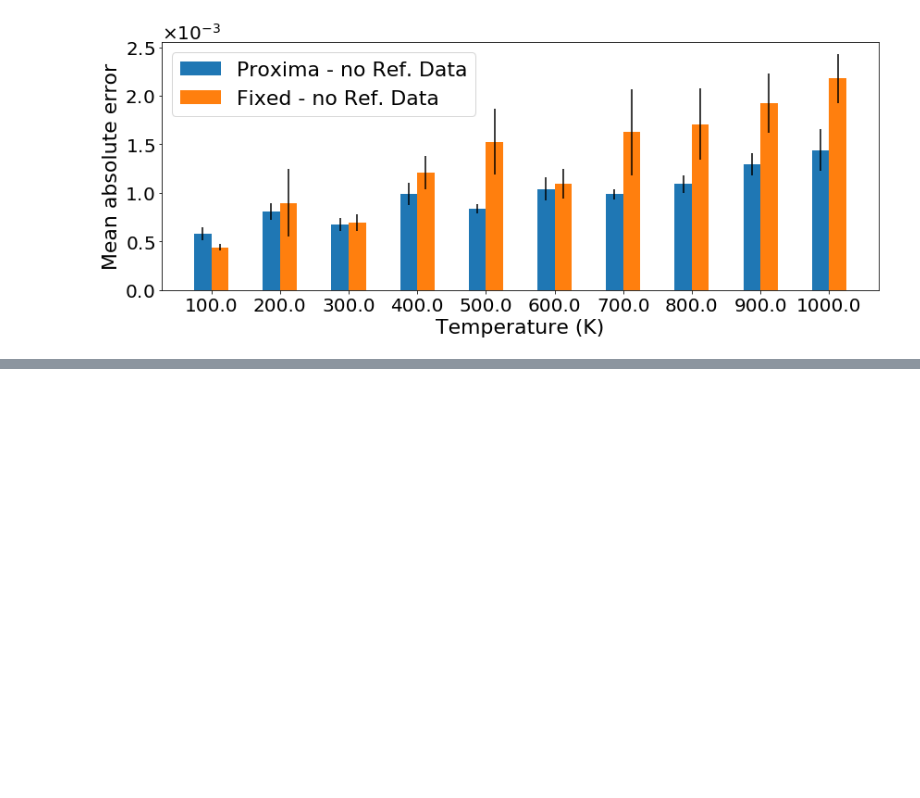
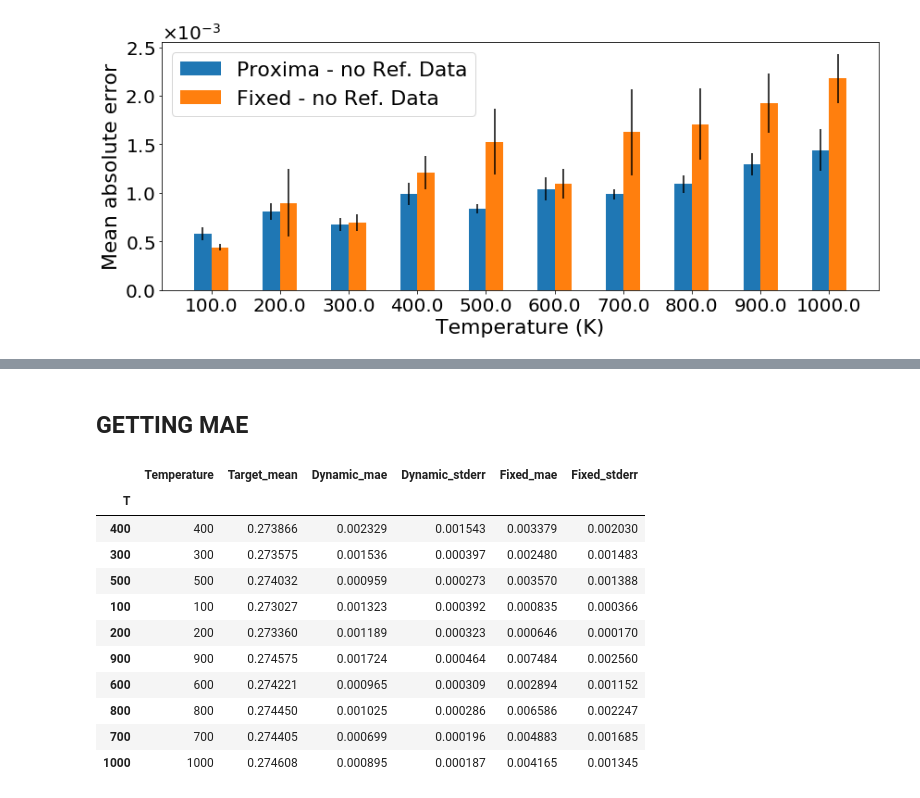
Before and after one commit to YulianaGomez/proxima_analysis, a Jupyter notebook: notebooks/ROG_results.ipynb, the cells around one changed output, grey strips where cells are left out. Saved outputs shown, nothing was run; the diff lists cells and outputs as text; code cells hidden in the pictures; blank space fills up the shorter version.

```diff
--- a/notebooks/ROG_results.ipynb
+++ b/notebooks/ROG_results.ipynb
@@ -502,0 +573,49 @@ mae_results(summary_no_ref,summary_noref_fixed)
+# %% [markdown]
+## GETTING MAE
+# %%
+#rog_summary = pd.DataFrame(k for k in rog_hf.keys() if k != "list")
+rog_summary = pd.DataFrame({'Temperature': [k for k in rog_hf.keys()]})
+
+for name, d in [('Target',rog_hf)]:
+    col_m = []; col_s = []
+
+    for T in rog_summary['Temperature']:
+        col_m.append(np.mean(d[T]))
+        col_s.append(np.std(d[T])/np.sqrt(len(d[T])))
+    #import pdb; pdb.set_trace()
+    rog_summary[f"{name}_mean"] = col_m
+    #rog_summary[f"{name}_stderr"] = col_s
+
+rog_summary["T"] = rog_summary['Temperature']
+rog_summary = rog_summary.set_index("T")
+for name, d in [('Dynamic',rog_dynLns), ('Fixed',rog_SS)]:
+    col_m = []; col_s = []
+    for T in rog_summary['Temperature']:
+
+        #import pdb; pdb.set_trace()
+        size = len(d[T])
+        dT = np.array(d[T])
+        ref = np.array([rog_summary["Target_mean"].loc[T]] * size)
+
+        ae = abs(dT - ref) / ref
+
+        col_m.append(np.mean(ae))
+        col_s.append(np.std(ae)/np.sqrt(size))
+    #import pdb; pdb.set_trace()
+    rog_summary[f"{name}_mae"] = col_m
+    rog_summary[f"{name}_stderr"] = col_s
+# %%
+rog_summary
+# %% [output]
+|  | Temperature | Target_mean | Dynamic_mae | Dynamic_stderr | Fixed_mae | Fixed_stderr |
+| T |  |  |  |  |  |  |
+| 400 | 400 | 0.273866 | 0.002329 | 0.001543 | 0.003379 | 0.002030 |
+| 300 | 300 | 0.273575 | 0.001536 | 0.000397 | 0.002480 | 0.001483 |
+| 500 | 500 | 0.274032 | 0.000959 | 0.000273 | 0.003570 | 0.001388 |
+| 100 | 100 | 0.273027 | 0.001323 | 0.000392 | 0.000835 | 0.000366 |
+| 200 | 200 | 0.273360 | 0.001189 | 0.000323 | 0.000646 | 0.000170 |
+| 900 | 900 | 0.274575 | 0.001724 | 0.000464 | 0.007484 | 0.002560 |
+| 600 | 600 | 0.274221 | 0.000965 | 0.000309 | 0.002894 | 0.001152 |
+| 800 | 800 | 0.274450 | 0.001025 | 0.000286 | 0.006586 | 0.002247 |
+| 700 | 700 | 0.274405 | 0.000699 | 0.000196 | 0.004883 | 0.001685 |
+| 1000 | 1000 | 0.274608 | 0.000895 | 0.000187 | 0.004165 | 0.001345 |
```
Also changed, not shown: parts of 13 cells of this notebook.
